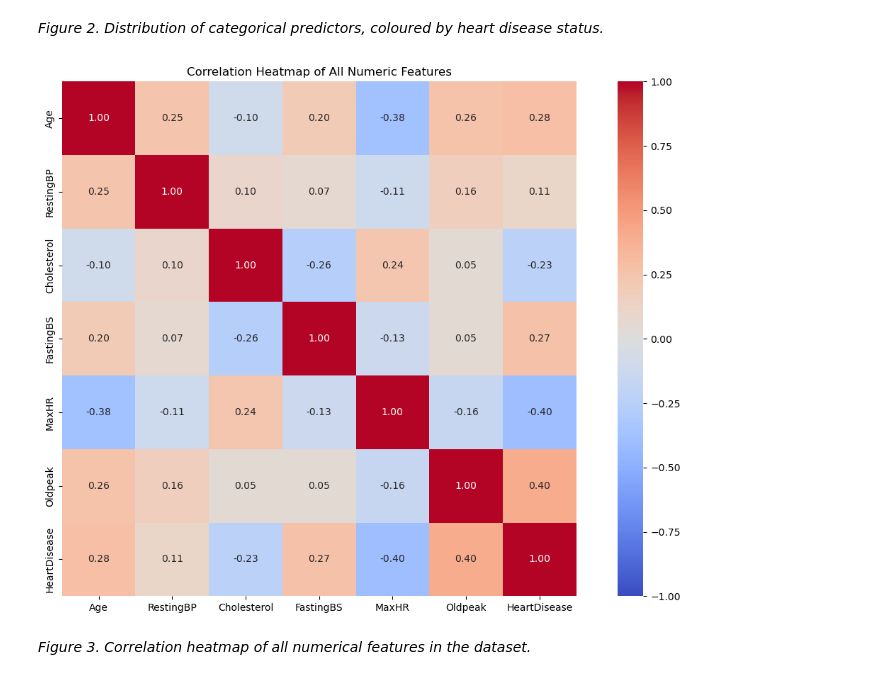
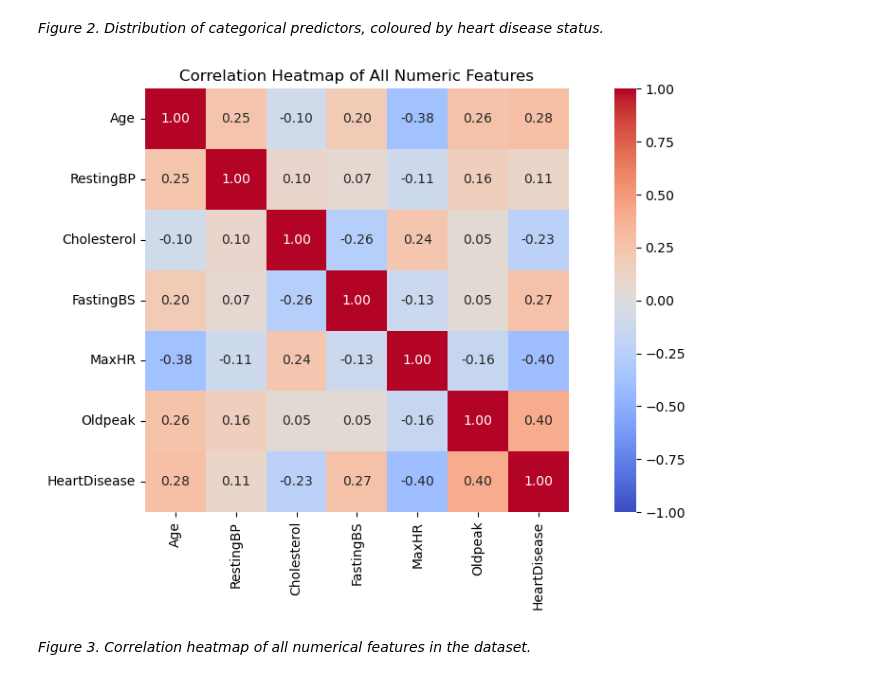
Before and after one commit to EricYangg/Heart-Failure-Classification, a Jupyter notebook: notebooks/heart_disease_analysis.ipynb, the cells around one changed output. Cells and saved outputs as stored; diff of their text form; code cells hidden in the pictures.

```diff
--- a/notebooks/heart_disease_analysis.ipynb
+++ b/notebooks/heart_disease_analysis.ipynb
@@ -186,21 +156,21 @@ _Figure 2. Distribution of categorical predictors, coloured by heart disease sta
 # %%
 corr = df.corr(numeric_only=True)
 
-plt.figure(figsize=(12, 8))
+plt.figure(figsize=(10, 6))
 sns.heatmap(
     corr,
     annot=True,
     fmt=".2f",
     cmap="coolwarm",
     vmin=-1, vmax=1,
     square=True
 )
 
 plt.title("Correlation Heatmap of All Numeric Features")
 plt.tight_layout()
 plt.show()
 # %% [output]
-[figure, old version]
+[figure, new version]
 # %% [markdown]
 _Figure 3. Correlation heatmap of all numerical features in the dataset._
 # %% [markdown]
```
Also changed, not shown: parts of 5 cells of this notebook, 1 other file.
